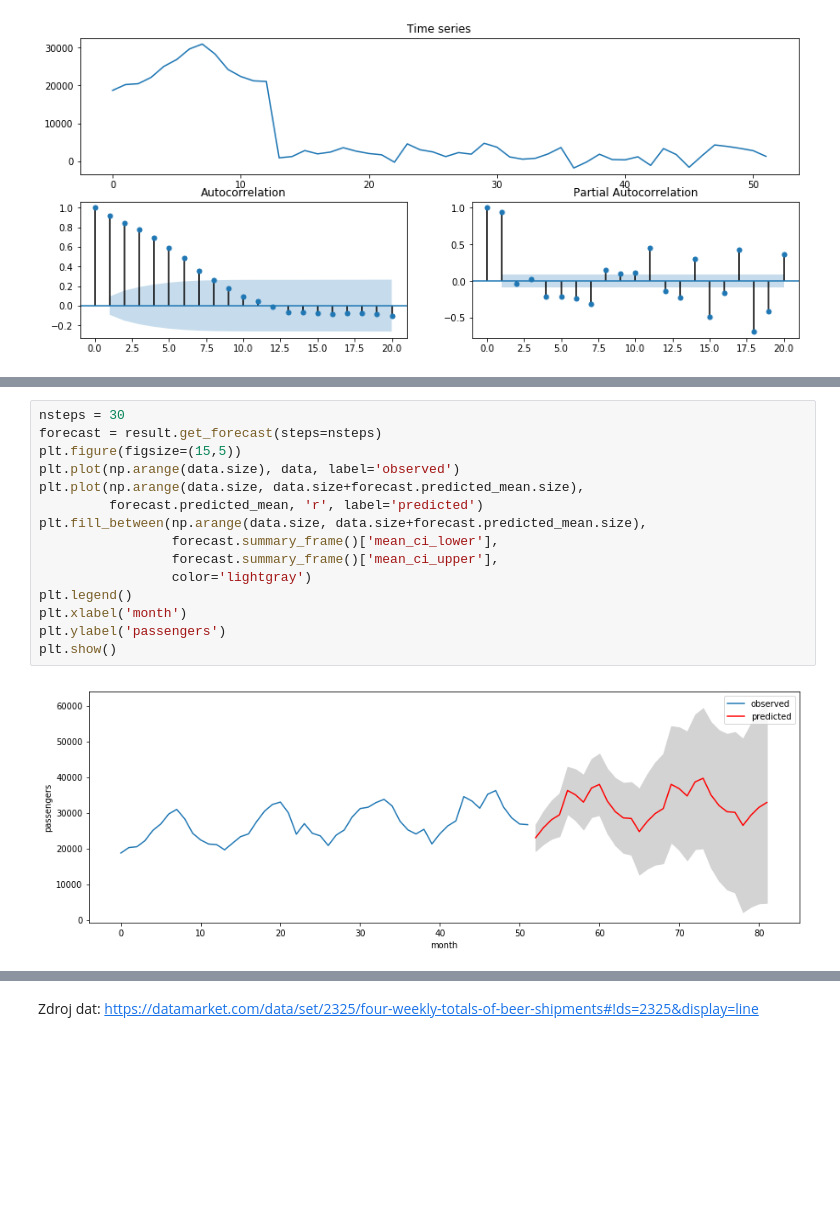
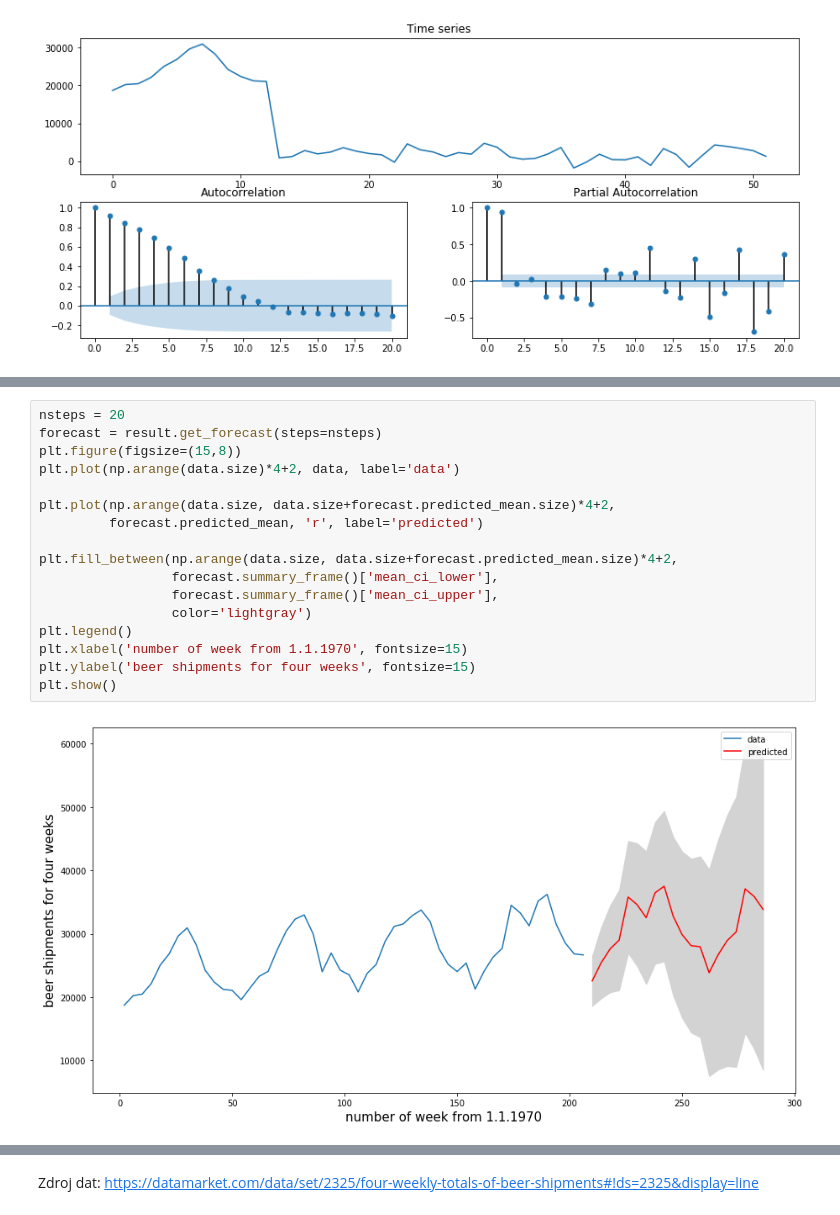
Before and after one commit to martilad/MI-SCR2018, a Jupyter notebook: exam/Beer shipments.ipynb, the cells around one changed output, grey strips where cells are left out. Drawn from its saved outputs; the diff is of its cells as text; blank space fills up the shorter version.

```diff
--- a/exam/Beer shipments.ipynb
+++ b/exam/Beer shipments.ipynb
@@ -140,17 +139,19 @@ plt.show()
 # %%
-nsteps = 30
+nsteps = 20
 forecast = result.get_forecast(steps=nsteps)
-plt.figure(figsize=(15,5))
-plt.plot(np.arange(data.size), data, label='observed')
-plt.plot(np.arange(data.size, data.size+forecast.predicted_mean.size),
+plt.figure(figsize=(15,8))
+plt.plot(np.arange(data.size)*4+2, data, label='data')
+
+plt.plot(np.arange(data.size, data.size+forecast.predicted_mean.size)*4+2,
          forecast.predicted_mean, 'r', label='predicted')
-plt.fill_between(np.arange(data.size, data.size+forecast.predicted_mean.size),
+
+plt.fill_between(np.arange(data.size, data.size+forecast.predicted_mean.size)*4+2,
                  forecast.summary_frame()['mean_ci_lower'],
                  forecast.summary_frame()['mean_ci_upper'],
                  color='lightgray')
 plt.legend()
-plt.xlabel('month')
-plt.ylabel('passengers')
+plt.xlabel('number of week from 1.1.1970', fontsize=15)
+plt.ylabel('beer shipments for four weeks', fontsize=15)
 plt.show()
 # %% [output]
-[figure, old version]
+[figure, new version]
```
Also changed, not shown: parts of 5 cells of this notebook.
